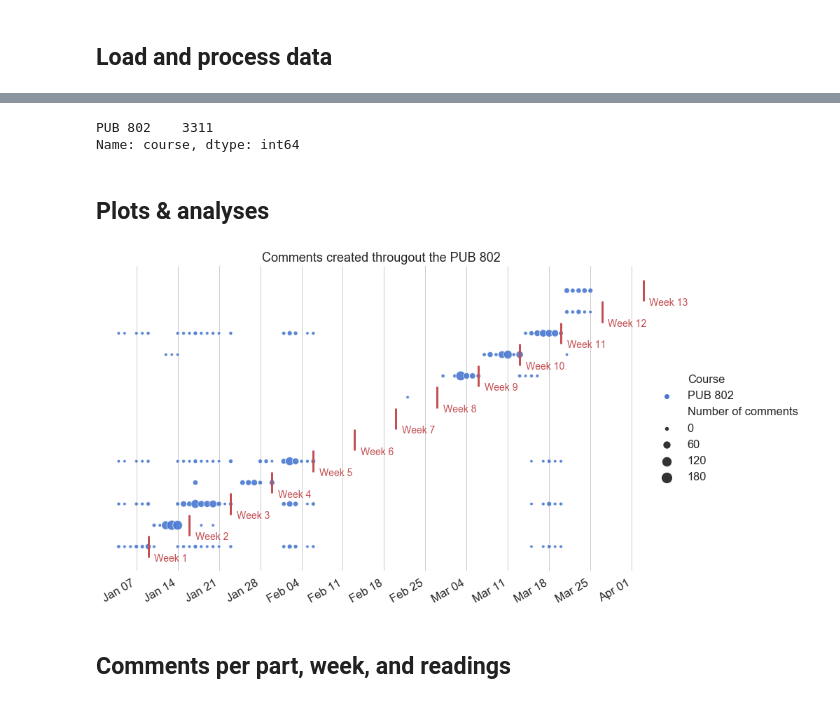
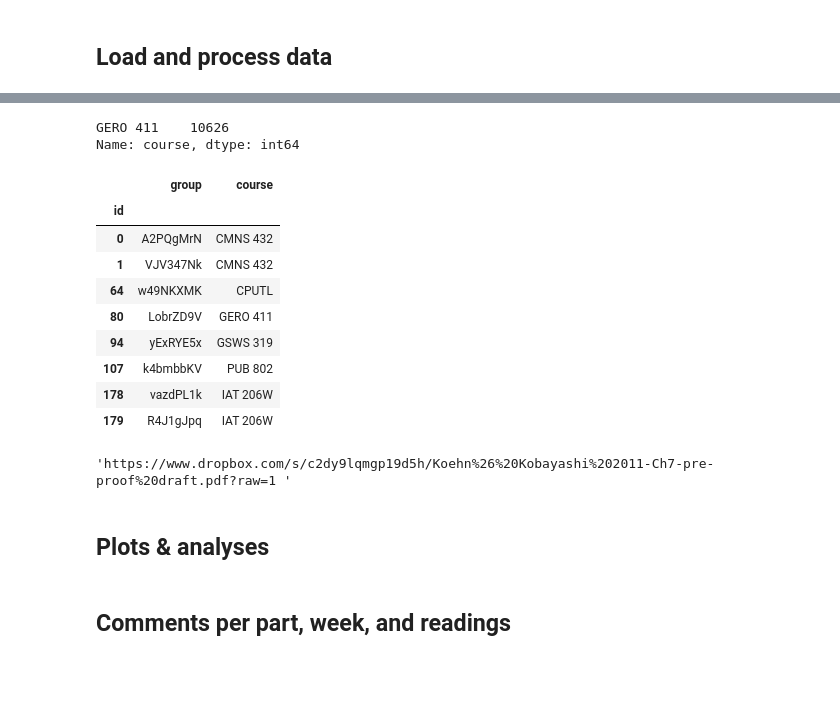
Before and after one commit to ScholCommLab/annotation-analysis, a Jupyter notebook: code/annotation_analysis.ipynb, the cells around one changed output, grey strips where cells are left out. Saved outputs shown, nothing was run; the diff lists cells and outputs as text; code cells hidden in the pictures; blank space fills up the shorter version.

```diff
--- a/code/annotation_analysis.ipynb
+++ b/code/annotation_analysis.ipynb
@@ -39,20 +95,13 @@ readings_file = data_dir / "readings.csv"
 # %%
-groups = pd.read_csv(str(groups_file))
-comments = pd.read_csv(str(comments_file), index_col="id", parse_dates=['created', 'updated'])
-readings = pd.read_csv(str(readings_file), index_col="id", parse_dates=['date'])
+readings = pd.read_csv(
+    str(readings_file), index_col="id", parse_dates=['date'])
 
 readings['month'] = readings.date.map(lambda x: x.month)
 readings['week'] = readings.date.map(lambda x: x.week)
 readings['week'] = readings['week'] - min(readings['week'])
-
-# Join actual comments with some info from the readings
-comments = comments.merge(readings[['url', 'course', 'date', 'week', 'month']], left_on="reading_id", right_index=True)
-
-# Limit comments to 2019
-comments = comments[comments.created>pd.Timestamp(datetime.date(2019, 1, 1))]
 # %%
 # Select courses to analyse
-courses_to_include = ["PUB 802"]
+courses_to_include = ["GERO 411"]
 
 comments = comments[comments.course.isin(courses_to_include)]
 readings = readings[readings.course.isin(courses_to_include)]
@@ -60,16 +109,14 @@ readings = readings[readings.course.isin(courses_to_include)]
 classes = pd.DataFrame(columns=["date"])
 classes.index.name = "week"
 
-classes.date = pd.date_range(start=min(readings.date), end=max(readings.date), freq='W-WED')
+classes.date = pd.date_range(
+    start=min(readings.date), end=max(readings.date), freq='W-WED')
 classes.index = classes.index + 1
-# %%
-# Create some extra metrics for individual comments
-comments['length'] = comments.text.map(lambda x: len(str(x)))
-comments['created_day'] = comments.created.map(lambda x: datetime.datetime(year=x.year, month=x.month, day=x.day))
-comments['Has URL'] = comments.text.map(lambda x: re.search(URL_PATTERN, x) is not None if not pd.isna(x) else None)
-
-comments.course.value_counts()
-# %% [output]
-PUB 802    3311
-Name: course, dtype: int64
+# %%
+
+
+comments.course.value_counts()
+# %% [output]
+GERO 411    10626
+Name: course, dtype: int64
 # %%
@@ -77,29 +124,49 @@ months = {k: v for k,v in enumerate(calendar.month_abbr)}
+# %%
+readings[['group', 'course']].drop_duplicates()
+# %% [output]
+|  | group | course |
+| id |  |  |
+| 0 | A2PQgMrN | CMNS 432 |
+| 1 | VJV347Nk | CMNS 432 |
+| 64 | w49NKXMK | CPUTL |
+| 80 | LobrZD9V | GERO 411 |
+| 94 | yExRYE5x | GSWS 319 |
+| 107 | k4bmbbKV | PUB 802 |
+| 178 | vazdPL1k | IAT 206W |
+| 179 | R4J1gJpq | IAT 206W |
+# %%
+readings.loc[82].url
+# %% [output]
+'https://www.dropbox.com/s/c2dy9lqmgp19d5h/Koehn%26%20Kobayashi%202011-Ch7-pre-proof%20draft.pdf?raw=1 '
 # %% [markdown]
 ## Plots & analyses
 # %%
-pdf = comments.groupby(["created_day", "week", "course"]).count()['text'].reset_index()
+pdf = comments.groupby(["created_day", "week", "course"]).count()[
+    'text'].reset_index()
 pdf.columns = ['Date', 'Week', "Course", 'Number of comments']
 
 # Plot bubbles
 g = sns.relplot(x="Date", y="Week", hue="Course", size="Number of comments", alpha=.9,
-            sizes=(20,200), palette="muted", data=pdf, height=8, aspect=1.5);
-ax = g.facet_axis(0,0)
+                sizes=(20, 200), palette="muted", data=pdf, height=8, aspect=1.5)
+ax = g.facet_axis(0, 0)
 
 # Plot class tick marks
 for w, date in classes.itertuples(index=True):
     ax.vlines(date, w-.5, w+.5, colors="r", lw=3, alpha=1)
-    plt.text(date+pd.Timedelta("1 days"), w-.7, "Week {}".format(w), fontsize=14, color="r")
+    plt.text(date+pd.Timedelta("1 days"), w-.7,
+             "Week {}".format(w), fontsize=14, color="r")
 
 # Formatting
-ax.set_xlim((min(pdf.Date)-pd.Timedelta('1 days'), max(readings.date)+pd.Timedelta('1 days')));
+ax.set_xlim((min(pdf.Date)-pd.Timedelta('1 days'),
+             max(readings.date)+pd.Timedelta('1 days')))
 
-weekFormatter = mdates.DateFormatter('%b %d');
-ax.xaxis.set_major_formatter(weekFormatter);
+weekFormatter = mdates.DateFormatter('%b %d')
+ax.xaxis.set_major_formatter(weekFormatter)
 
 mondays = mdates.WeekdayLocator(mdates.MONDAY)
 ax.xaxis.set_major_locator(mondays)
 
-plt.gcf().autofmt_xdate();
+plt.gcf().autofmt_xdate()
 
 plt.xlabel("")
 plt.title("Comments created througout the PUB 802")
@@ -108,8 +175,6 @@ sns.despine(right=True, top=True, left=True, bottom=True)
 
 if savefigs:
     plt.savefig(str(plot_dir / "week_overview.png"), bbox_inches="tight")
-# %% [output]
-[figure, removed]
 # %% [markdown]
 ## Comments per part, week, and readings
 # %%
```
Also changed, not shown: parts of 13 cells of this notebook.
